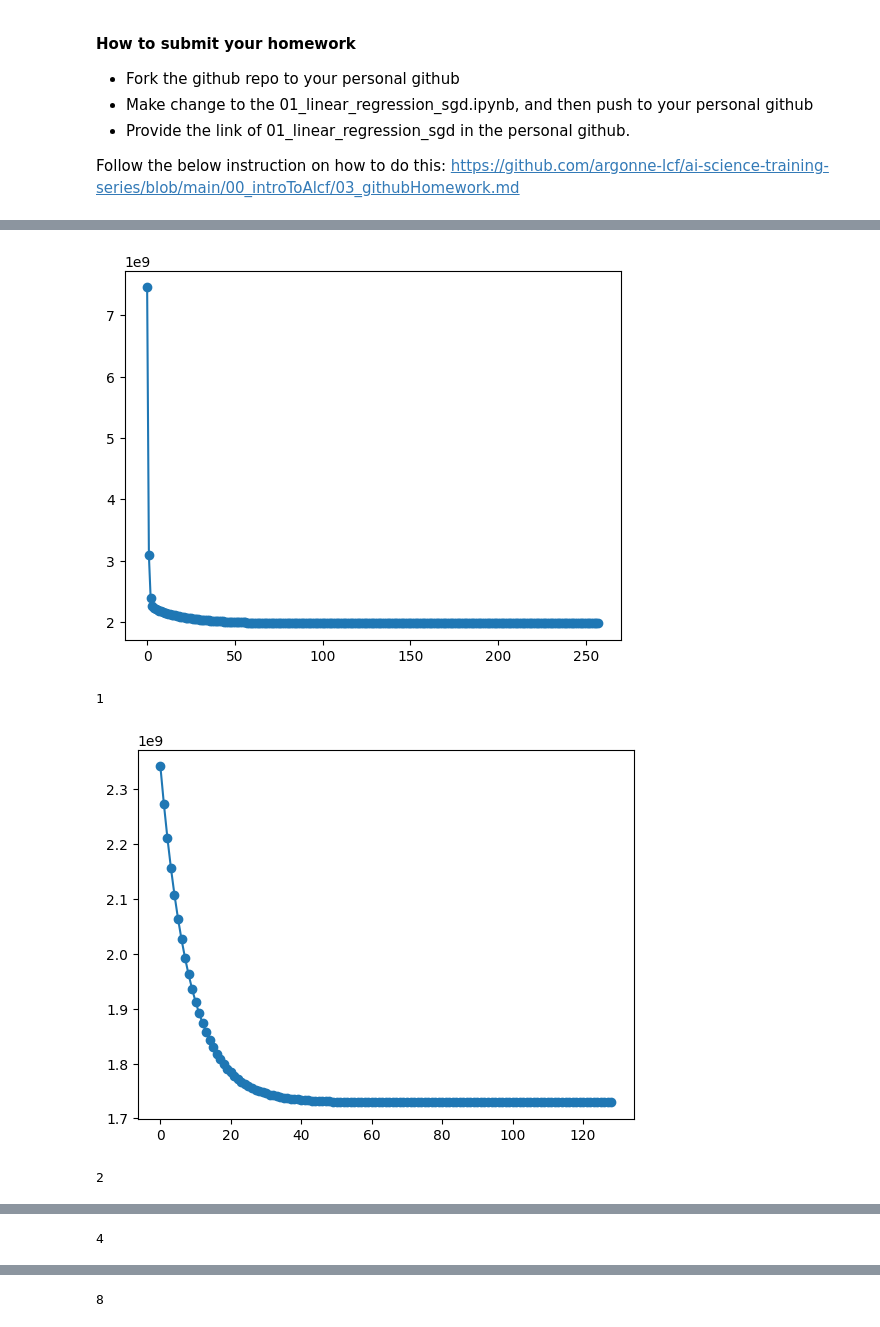
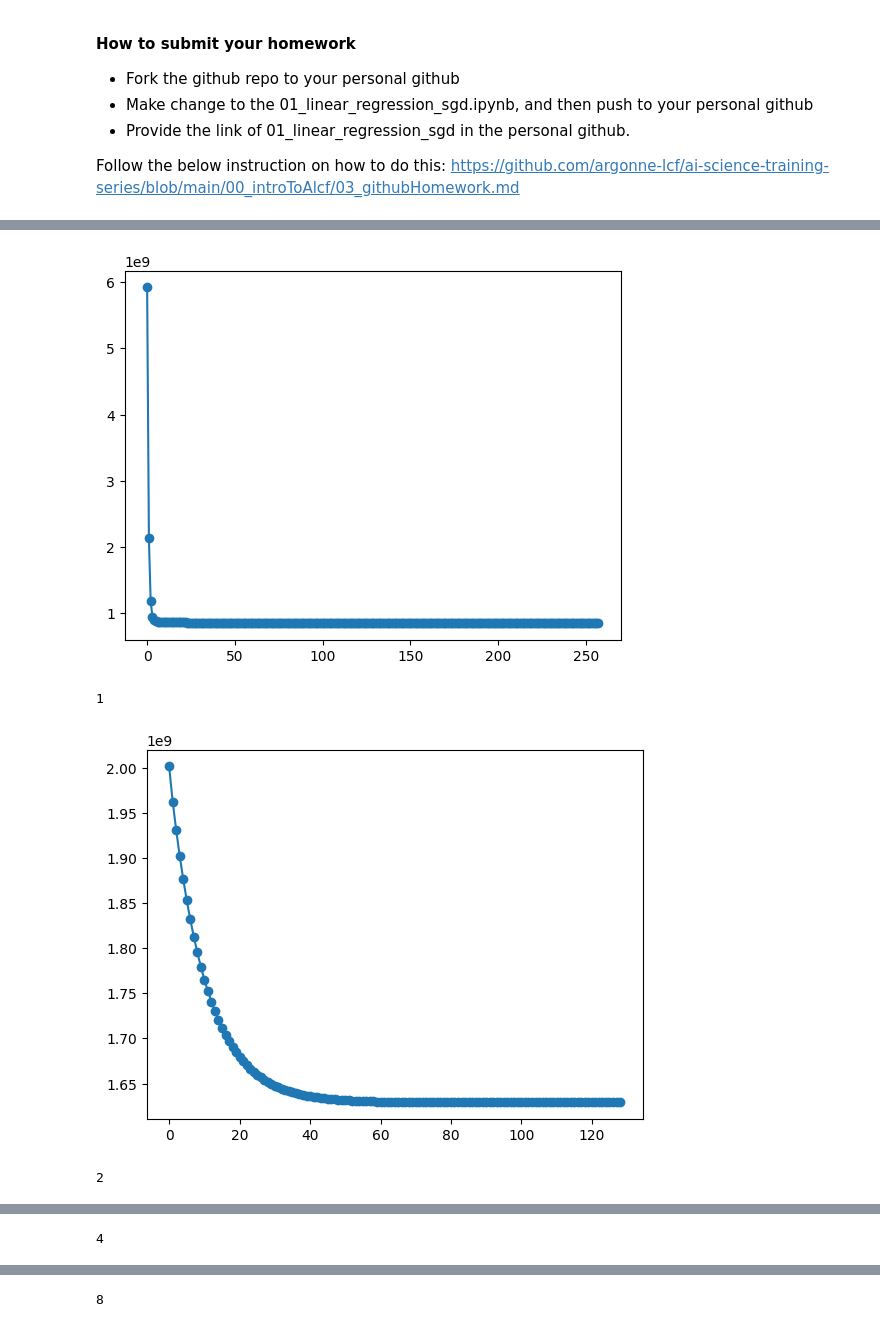
Before and after one commit to jmdelmar/ai-science-training-series, a Jupyter notebook: 2024_Oct_15_JosephDelmar_Session1.ipynb, the cells around one changed output, grey strips where cells are left out. Cells and saved outputs as stored; diff of their text form; code cells hidden in the pictures.

```diff
--- a/2024_Oct_15_JosephDelmar_Session1.ipynb
+++ b/2024_Oct_15_JosephDelmar_Session1.ipynb
@@ -484,39 +235,39 @@ factor = 1
 m=5
 b=1000
 
-while converged == True and factor < 64:
+while converged == True and factor <= 8:
   batch_size = 64*factor
   learning_rate_m = 1e-7 * factor
   learning_rate_b = 1e-1 * factor
-  data_batch = data.sample(batch_size,replace=True)
+  data_batch = data.sample(batch_size)
   data_x = data_batch['GrLivArea'].to_numpy()
   data_y = data_batch['SalePrice'].to_numpy()
   loop_N = 30*len(data)//batch_size
 
   loss_history = []
 
   for i in range(loop_N):
     m = updated_m(data_x,data_y,m,b,learning_rate_m)
     b = updated_b(data_x,data_y,m,b,learning_rate_b)
 
     # calculate the loss value
     loss_value = np.mean(loss(data_x,data_y,m,b))
 
     # keep a history of our loss values
     loss_history.append(loss_value)
 
   loss_x = np.arange(0,len(loss_history))
   loss_y = np.asarray(loss_history)
   loss_plot=plt.plot(loss_x,loss_y, 'o-')
 
   plt.show()
   plt.close()
 
   converged= ((loss_history[-2]-loss_history[-1])/loss_history[-1]) < ((loss_history[-3]-loss_history[-2])/loss_history[-2])
   print(factor)
   factor = 2*factor
 # %% [output]
-[figure, old version]
+[figure, new version]
 1
-[figure, old version]
+[figure, new version]
 2
```
Also changed, not shown: parts of 22 cells of this notebook.
